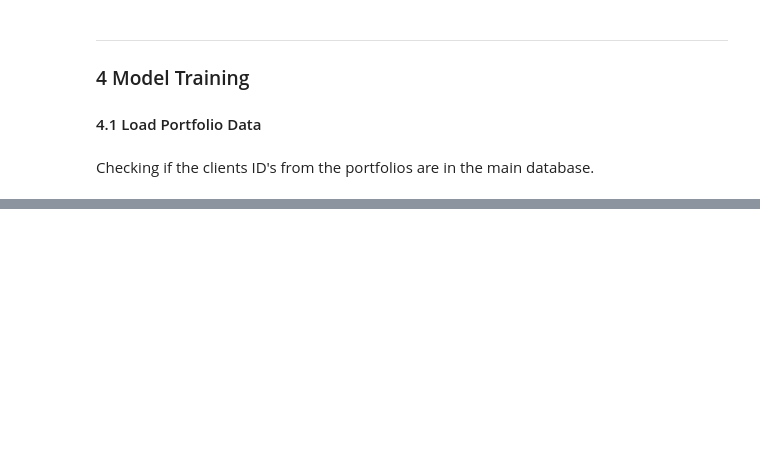
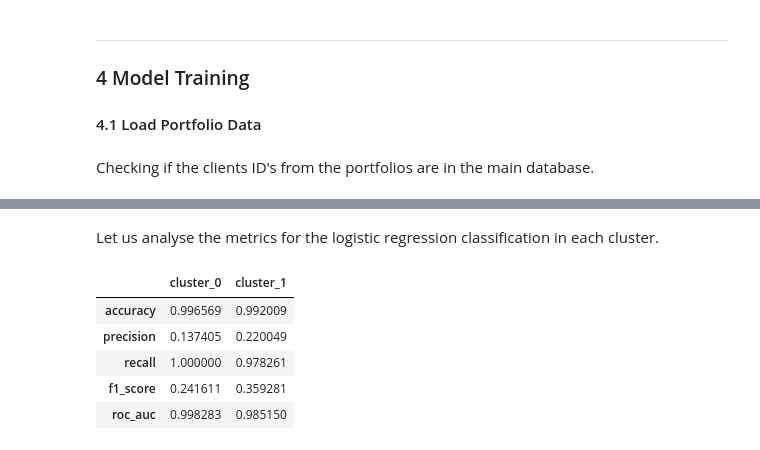
Before and after one commit to Key0412/Recommender-System-Codenation-Project, a Jupyter notebook: main.ipynb, the cells around one changed output, grey strips where cells are left out. Saved outputs shown, nothing was run; the diff lists cells and outputs as text; code cells hidden in the pictures; blank space fills up the shorter version.

```diff
--- a/main.ipynb
+++ b/main.ipynb
@@ -1295,0 +1164,14 @@ _ = item_profile.loc[user_rating["user_1"].apply(np.bool).array, :]
+# %%
+def get_cluster_target_df(rating_df, cluster, companies_profile):
+    """
+    Returns a pandas dataframe with all companies present in the cluster and a pandas series that represents if the company is a client.
+    :param rating_df: pandas dataframe, output of function create_rating_df contains the columns id, client and cluster.
+    :param cluster: integer, cluster from which dataframe will be constructed.
+    :param companies_profile: pandas dataframe with all companies ids as index and companies features.
+    :return: pos 0, pandas dataframe with all companies present in the cluster. pos 1, pandas series that represents if the company is a client.
+    """
+    condition = rating_df["cluster"] == cluster # means that we're accessing the right cluster
+    cluster_ids = rating_df[(condition)]["id"] # gets ids from all companies in the cluster
+    cluster_df = companies_profile.loc[cluster_ids, :] # get features from all companies in the cluster
+    target = rating_df.loc[condition, "client"] # get target for cluster - True means it is a client
+    return cluster_df, target
@@ -1295,0 +1244,3 @@ _ = item_profile.loc[user_rating["user_1"].apply(np.bool).array, :]
+# %%
+%%time
+train_output = train_classifiers(portfolio=portfolio2, companies_profile=companies_profile, cluster_labels=cluster_labels)
@@ -1295,0 +1269,17 @@ _ = item_profile.loc[user_rating["user_1"].apply(np.bool).array, :]
+# %% [markdown]
+Let us analyse the metrics for the logistic regression classification in each cluster.
+# %%
+metrics_df = pd.DataFrame()
+for cluster in train_output.keys():
+    if train_output[cluster]["client_flag"] == 0:
+        _ = pd.Series(train_output[cluster]['metrics'], name='cluster_'+str(cluster))
+        metrics_df = pd.concat([metrics_df, _], axis=1)
+# %%
+metrics_df
+# %% [output]
+|  | cluster_0 | cluster_1 |
+| accuracy | 0.996569 | 0.992009 |
+| precision | 0.137405 | 0.220049 |
+| recall | 1.000000 | 0.978261 |
+| f1_score | 0.241611 | 0.359281 |
+| roc_auc | 0.998283 | 0.985150 |
```
Also changed, not shown: parts of 69 cells of this notebook.
